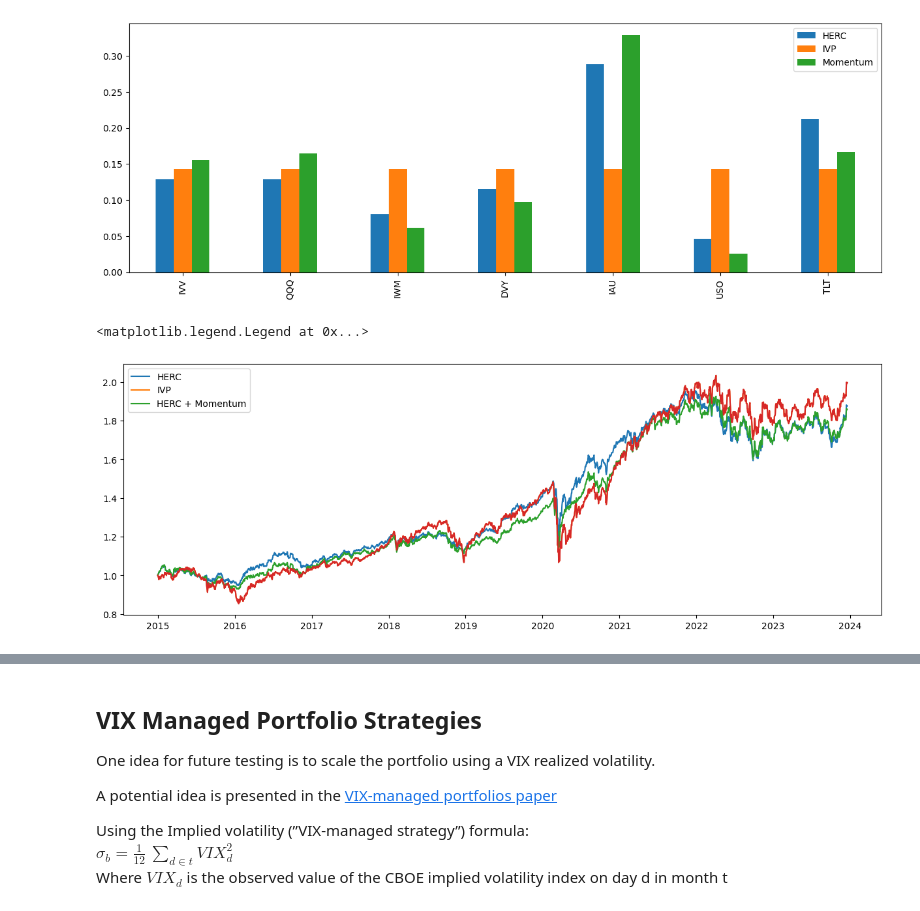
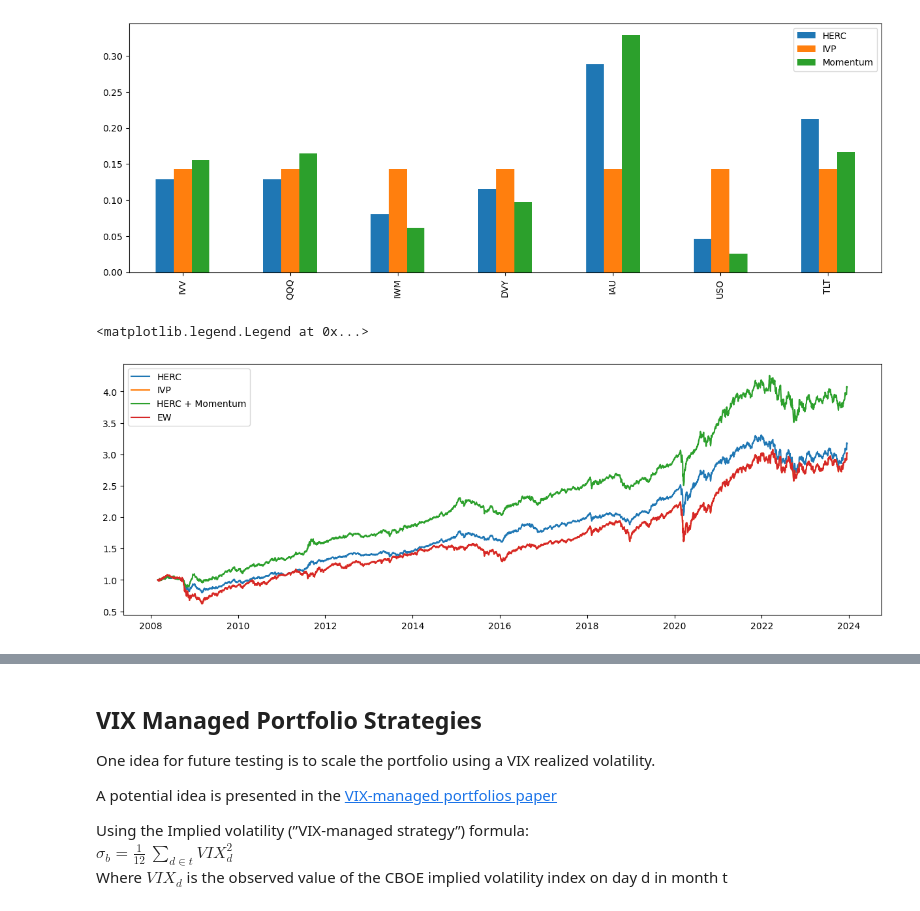
Before and after one commit to stevenvanwinkel/research, a Jupyter notebook: portfolio/HERC_Portfolio.ipynb, the cells around one changed output, grey strips where cells are left out. Drawn from its saved outputs; the diff is of its cells as text; code cells hidden in the pictures.

```diff
--- a/portfolio/HERC_Portfolio.ipynb
+++ b/portfolio/HERC_Portfolio.ipynb
@@ -606,14 +606,14 @@ def cum_res_date(_df_in, date):
     _df_in/=_df_in.iloc[0]
     return _df_in
 # %%
-start_date = '2015'
+start_date = '2008'
 plt.plot(cum_res_date(results_df['Cumulative'].copy(), start_date))
 plt.plot(cum_res_date(results_ivp['Cumulative'].copy(), start_date))
 plt.plot(cum_res_date(results_mom['Cumulative'].copy(), start_date))
 plt.plot(cum_res_date(results_ew['Cumulative'].copy(), start_date))
-plt.legend(['HERC', 'IVP', 'HERC + Momentum'])
+plt.legend(['HERC', 'IVP', 'HERC + Momentum', 'EW'])
 # %% [output]
 <matplotlib.legend.Legend at 0x...>
-[figure, old version]
+[figure, new version]
 # %% [markdown]
 ## Risk Managed Strategies
```
Also changed, not shown: parts of 15 cells of this notebook.
